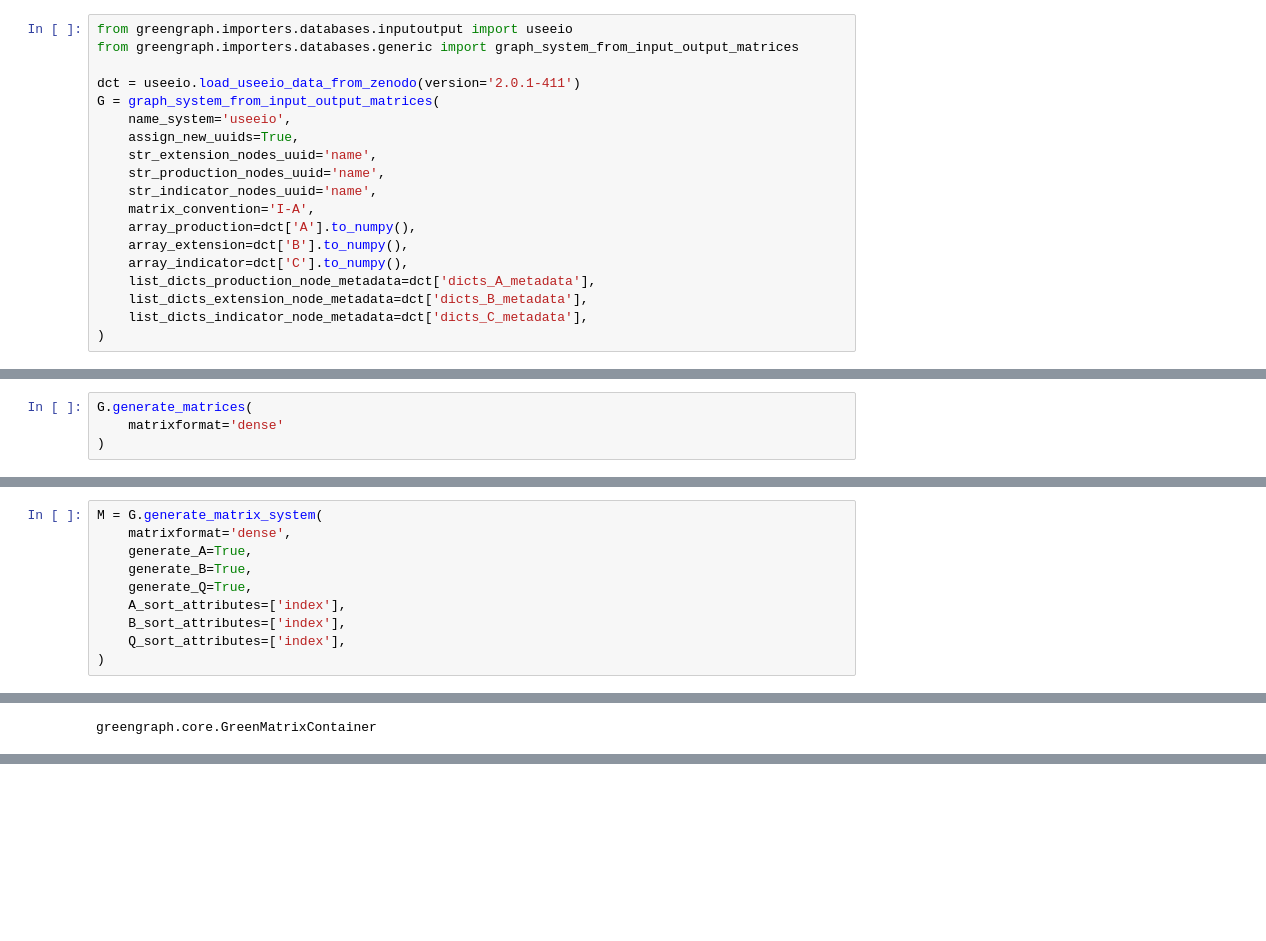
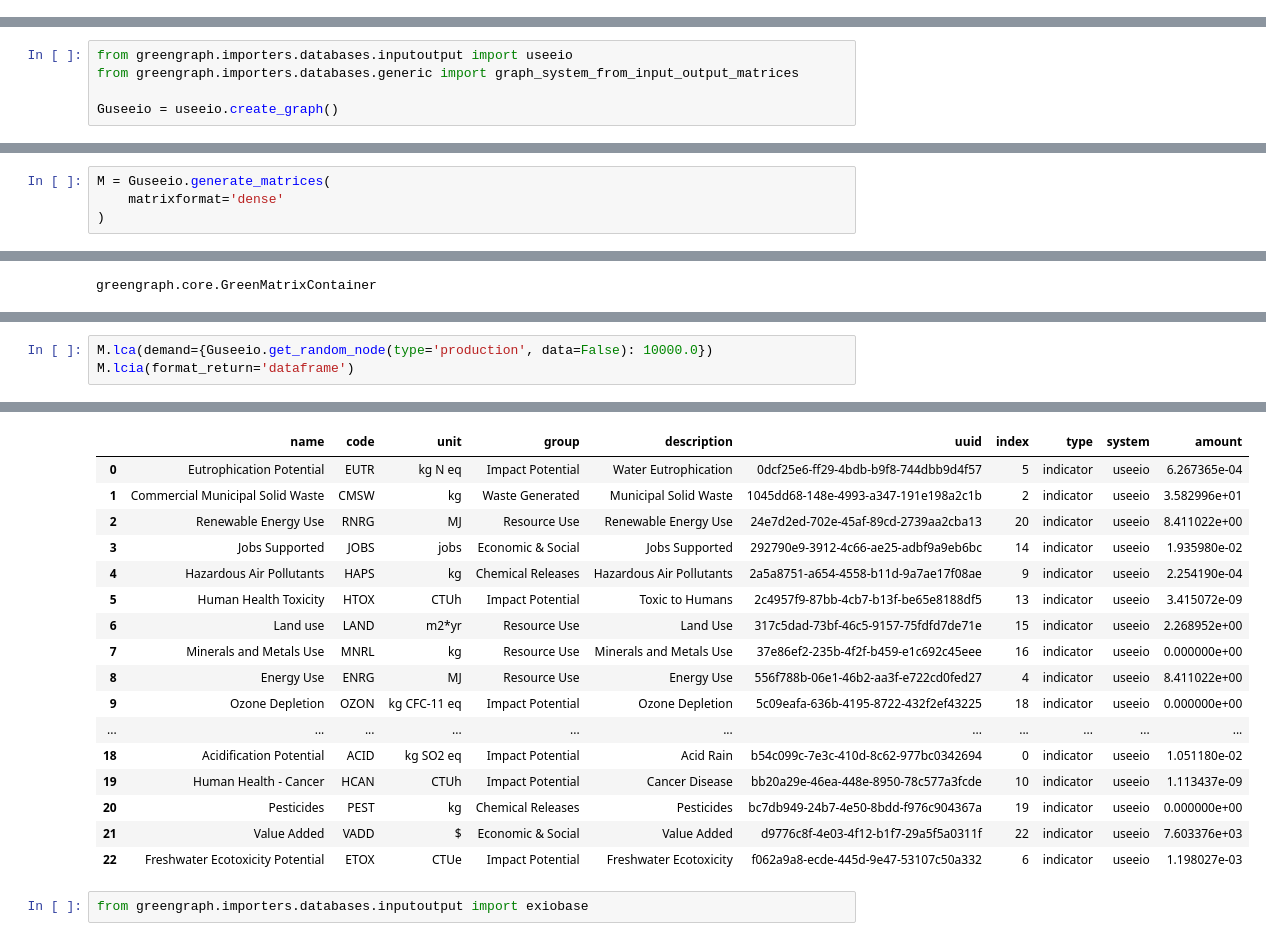
Before and after one commit to greengraph/GreenGraph, a Jupyter notebook: notebooks/useeio/useeio.ipynb, the cells around one changed output, grey strips where cells are left out. Saved outputs shown, nothing was run; the diff lists cells and outputs as text; blank space fills up the shorter version.

```diff
--- a/notebooks/useeio/useeio.ipynb
+++ b/notebooks/useeio/useeio.ipynb
@@ -2,22 +2,3 @@
 import greengraph as gg
 import numpy as np
 import xarray as xr
-# %%
-from greengraph.importers.databases.inputoutput import useeio
-from greengraph.importers.databases.generic import graph_system_from_input_output_matrices
-
-dct = useeio.load_useeio_data_from_zenodo(version='2.0.1-411')
-G = graph_system_from_input_output_matrices(
-    name_system='useeio',
-    assign_new_uuids=True,
-    str_extension_nodes_uuid='name',
-    str_production_nodes_uuid='name',
-    str_indicator_nodes_uuid='name',
-    matrix_convention='I-A',
-    array_production=dct['A'].to_numpy(),
-    array_extension=dct['B'].to_numpy(),
-    array_indicator=dct['C'].to_numpy(),
-    list_dicts_production_node_metadata=dct['dicts_A_metadata'],
-    list_dicts_extension_node_metadata=dct['dicts_B_metadata'],
-    list_dicts_indicator_node_metadata=dct['dicts_C_metadata'],
-)
@@ -45,0 +5,5 @@ dict_keys(['A', 'B', 'C', 'dicts_A_metadata', 'dicts_B_metadata', 'dicts_C_metad
+# %%
+from greengraph.importers.databases.inputoutput import useeio
+from greengraph.importers.databases.generic import graph_system_from_input_output_matrices
+
+Guseeio = useeio.create_graph()
@@ -48,5 +70,5 @@ dict_keys(['A', 'B', 'C', 'dicts_A_metadata', 'dicts_B_metadata', 'dicts_C_metad
 # %%
-G.generate_matrices(
+M = Guseeio.generate_matrices(
     matrixformat='dense'
 )
 # %% [output]
@@ -77,10 +80,0 @@ greengraph.core.GreenMultiDiGraph
-# %%
-M = G.generate_matrix_system(
-    matrixformat='dense',
-    generate_A=True,
-    generate_B=True,
-    generate_Q=True,
-    A_sort_attributes=['index'],
-    B_sort_attributes=['index'],
-    Q_sort_attributes=['index'],
-)
@@ -111,0 +104,4 @@ AttributeError: Multiple nodes found matching given attributes. Please refine at
+# %%
+M.lca(demand={Guseeio.get_random_node(type='production', data=False): 10000.0})
+M.lcia(format_return='dataframe')
+# %% [output]
@@ -111,0 +114,19 @@ AttributeError: Multiple nodes found matching given attributes. Please refine at
+|  | name | code | unit | group | description | uuid | index | type | system | amount |
+| 0 | Eutrophication Potential | EUTR | kg N eq | Impact Potential | Water Eutrophication | 0dcf25e6-ff29-4bdb-b9f8-744dbb9d4f57 | 5 | indicator | useeio | 6.267365e-04 |
+| 1 | Commercial Municipal Solid Waste | CMSW | kg | Waste Generated | Municipal Solid Waste | 1045dd68-148e-4993-a347-191e198a2c1b | 2 | indicator | useeio | 3.582996e+01 |
+| 2 | Renewable Energy Use | RNRG | MJ | Resource Use | Renewable Energy Use | 24e7d2ed-702e-45af-89cd-2739aa2cba13 | 20 | indicator | useeio | 8.411022e+00 |
+| 3 | Jobs Supported | JOBS | jobs | Economic & Social | Jobs Supported | 292790e9-3912-4c66-ae25-adbf9a9eb6bc | 14 | indicator | useeio | 1.935980e-02 |
+| 4 | Hazardous Air Pollutants | HAPS | kg | Chemical Releases | Hazardous Air Pollutants | 2a5a8751-a654-4558-b11d-9a7ae17f08ae | 9 | indicator | useeio | 2.254190e-04 |
+| 5 | Human Health Toxicity | HTOX | CTUh | Impact Potential | Toxic to Humans | 2c4957f9-87bb-4cb7-b13f-be65e8188df5 | 13 | indicator | useeio | 3.415072e-09 |
+| 6 | Land use | LAND | m2*yr | Resource Use | Land Use | 317c5dad-73bf-46c5-9157-75fdfd7de71e | 15 | indicator | useeio | 2.268952e+00 |
+| 7 | Minerals and Metals Use | MNRL | kg | Resource Use | Minerals and Metals Use | 37e86ef2-235b-4f2f-b459-e1c692c45eee | 16 | indicator | useeio | 0.000000e+00 |
+| 8 | Energy Use | ENRG | MJ | Resource Use | Energy Use | 556f788b-06e1-46b2-aa3f-e722cd0fed27 | 4 | indicator | useeio | 8.411022e+00 |
+| 9 | Ozone Depletion | OZON | kg CFC-11 eq | Impact Potential | Ozone Depletion | 5c09eafa-636b-4195-8722-432f2ef43225 | 18 | indicator | useeio | 0.000000e+00 |
+| ... | ... | ... | ... | ... | ... | ... | ... | ... | ... | ... |
+| 18 | Acidification Potential | ACID | kg SO2 eq | Impact Potential | Acid Rain | b54c099c-7e3c-410d-8c62-977bc0342694 | 0 | indicator | useeio | 1.051180e-02 |
+| 19 | Human Health - Cancer | HCAN | CTUh | Impact Potential | Cancer Disease | bb20a29e-46ea-448e-8950-78c577a3fcde | 10 | indicator | useeio | 1.113437e-09 |
+| 20 | Pesticides | PEST | kg | Chemical Releases | Pesticides | bc7db949-24b7-4e50-8bdd-f976c904367a | 19 | indicator | useeio | 0.000000e+00 |
+| 21 | Value Added | VADD | $ | Economic & Social | Value Added | d9776c8f-4e03-4f12-b1f7-29a5f5a0311f | 22 | indicator | useeio | 7.603376e+03 |
+| 22 | Freshwater Ecotoxicity Potential | ETOX | CTUe | Impact Potential | Freshwater Ecotoxicity | f062a9a8-ecde-445d-9e47-53107c50a332 | 6 | indicator | useeio | 1.198027e-03 |
+# %%
+from greengraph.importers.databases.inputoutput import exiobase
```
Also changed, not shown: parts of 28 cells of this notebook, 4 other files.
